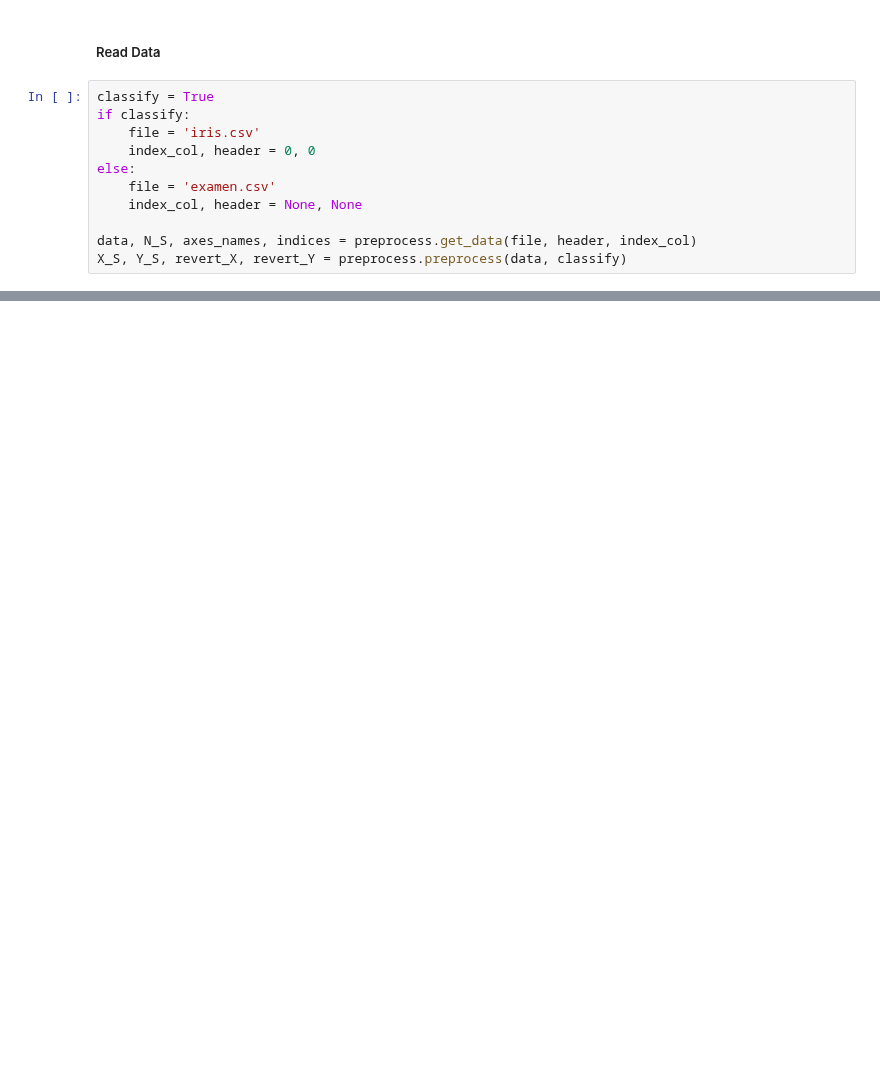
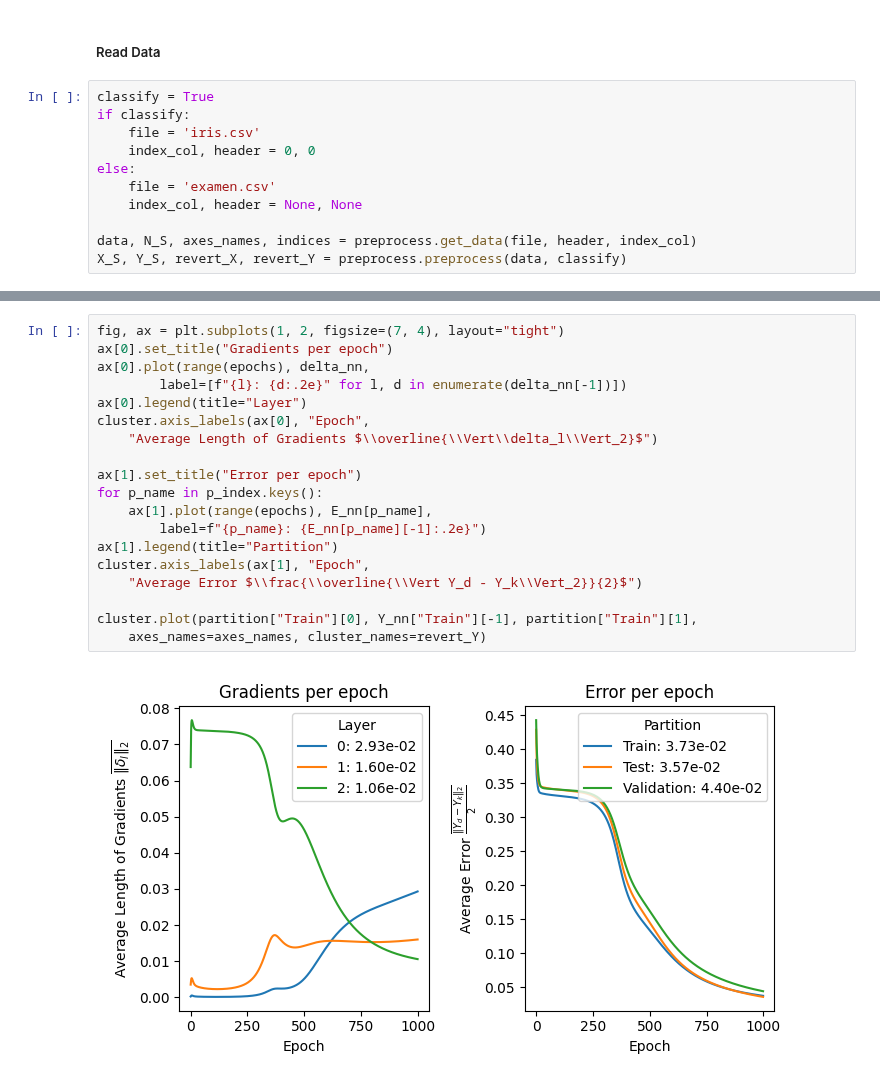
Before and after one commit to aortega0703/AI-pipeline, a Jupyter notebook: pipe.ipynb, the cells around one changed output, grey strips where cells are left out. Cells and saved outputs as stored; diff of their text form; blank space fills up the shorter version.

```diff
--- a/pipe.ipynb
+++ b/pipe.ipynb
@@ -40,0 +76,21 @@ cluster.plot(X_S[:, partition["Test"]], Y)
+# %%
+fig, ax = plt.subplots(1, 2, figsize=(7, 4), layout="tight")
+ax[0].set_title("Gradients per epoch")
+ax[0].plot(range(epochs), delta_nn,
+        label=[f"{l}: {d:.2e}" for l, d in enumerate(delta_nn[-1])])
+ax[0].legend(title="Layer")
+cluster.axis_labels(ax[0], "Epoch",
+    "Average Length of Gradients $\\overline{\\Vert\\delta_l\\Vert_2}$")
+
+ax[1].set_title("Error per epoch")
+for p_name in p_index.keys():
+    ax[1].plot(range(epochs), E_nn[p_name],
+        label=f"{p_name}: {E_nn[p_name][-1]:.2e}")
+ax[1].legend(title="Partition")
+cluster.axis_labels(ax[1], "Epoch",
+    "Average Error $\\frac{\\overline{\\Vert Y_d - Y_k\\Vert_2}}{2}$")
+
+cluster.plot(partition["Train"][0], Y_nn["Train"][-1], partition["Train"][1],
+    axes_names=axes_names, cluster_names=revert_Y)
+# %% [output]
+[figure, added]
```
Also changed, not shown: parts of 14 cells of this notebook, 4 other files.
